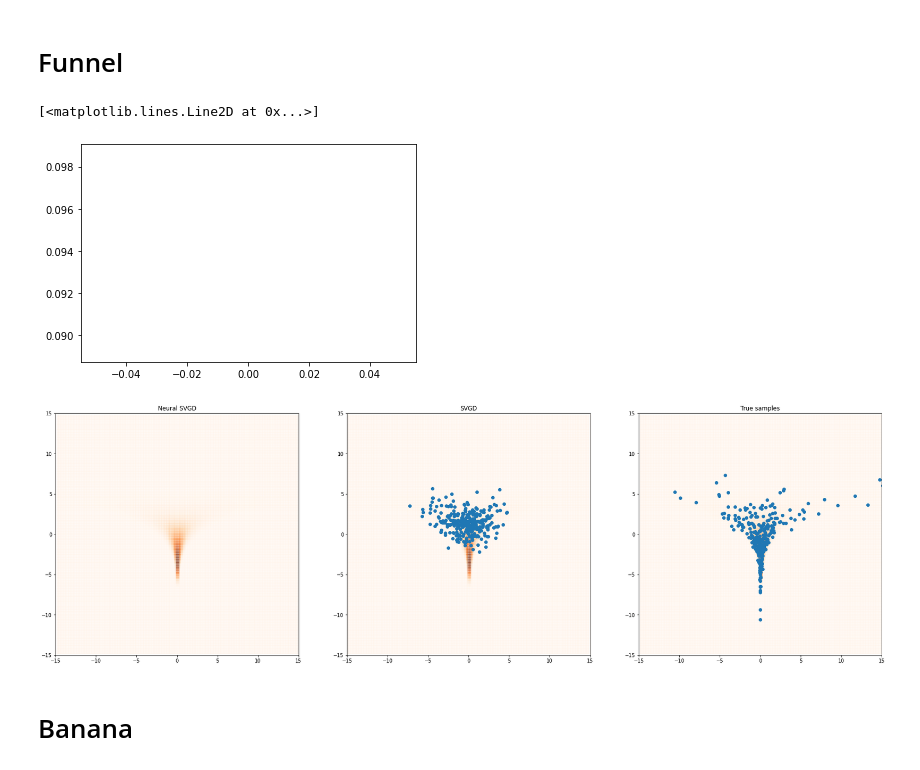
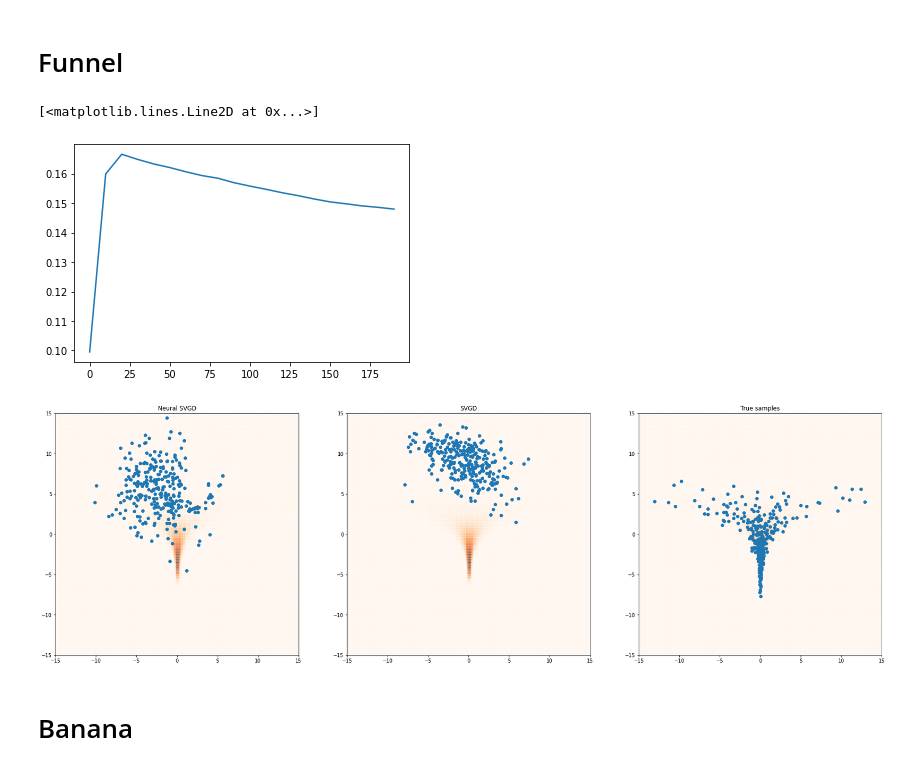
Before and after one commit to ratschlab/projects-2020-Neural-SVGD, a Jupyter notebook: notebooks/experiments/2d-neural-SVGD.ipynb, the cells around one changed output. Saved outputs shown, nothing was run; the diff lists cells and outputs as text; code cells hidden in the pictures.

```diff
--- a/notebooks/experiments/2d-neural-SVGD.ipynb
+++ b/notebooks/experiments/2d-neural-SVGD.ipynb
@@ -260,7 +260,7 @@ particle_lr = 1e-2
 learner_lr = 1e-1
 
 key, subkey = random.split(key)
-neural_learner, neural_particles, err1 = flows.neural_svgd_flow(subkey, setup, n_particles=n_particles, n_steps=n_steps, particle_lr=particle_lr, noise_level=0., patience=10, learner_lr=learner_lr, aux=False)
+neural_learner, neural_particles, err1 = flows.neural_svgd_flow(subkey, setup, n_particles=n_particles, n_steps=n_steps, particle_lr=particle_lr, noise_level=0., patience=10, learning_rate=learner_lr, aux=False)
 svgd_gradient, svgd_particles, err2    = flows.svgd_flow(       subkey, setup, n_particles=n_particles, n_steps=n_steps, particle_lr=particle_lr, noise_level=0., scaled=True,  bandwidth=None)
 sgld_gradient, sgld_particles, err3    = flows.sgld_flow(       subkey, setup, n_particles=n_particles, n_steps=n_steps, particle_lr=particle_lr, noise_level=1.)
 # %%
@@ -268,14 +268,14 @@ sgld_gradient, sgld_particles, err3    = flows.sgld_flow(       subkey, setup, n
 plt.plot(*zip(*neural_particles.rundata["mmd"]))
 # %% [output]
 [<matplotlib.lines.Line2D at 0x...>]
-[figure, old version]
+[figure, new version]
 # %%
 %matplotlib inline
-sample_list = [p.particles.training for p in (neural_particles, svgd_particles)] + [target.sample(n_particles)]
+sample_list = [p.particles for p in (neural_particles, svgd_particles)] + [target.sample(n_particles)]
 funnel_lims=(-15, 15)
 plot_samples(target.pdf, sample_list, funnel_lims)
 # %% [output]
-[figure, old version]
+[figure, new version]
 # %%
 neural_trajectories["funnel"] = neural_particles.rundata["particles"].training
 svgd_trajectories["funnel"]   = svgd_particles.rundata["particles"].training
```
Also changed, not shown: parts of 5 cells of this notebook, 7 other files.
